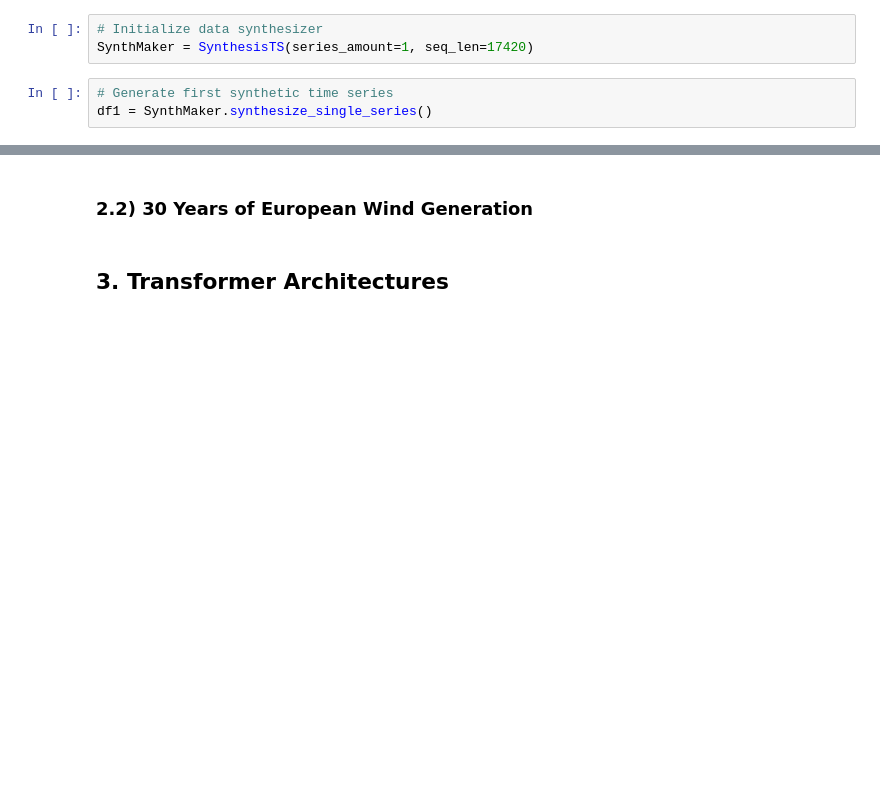
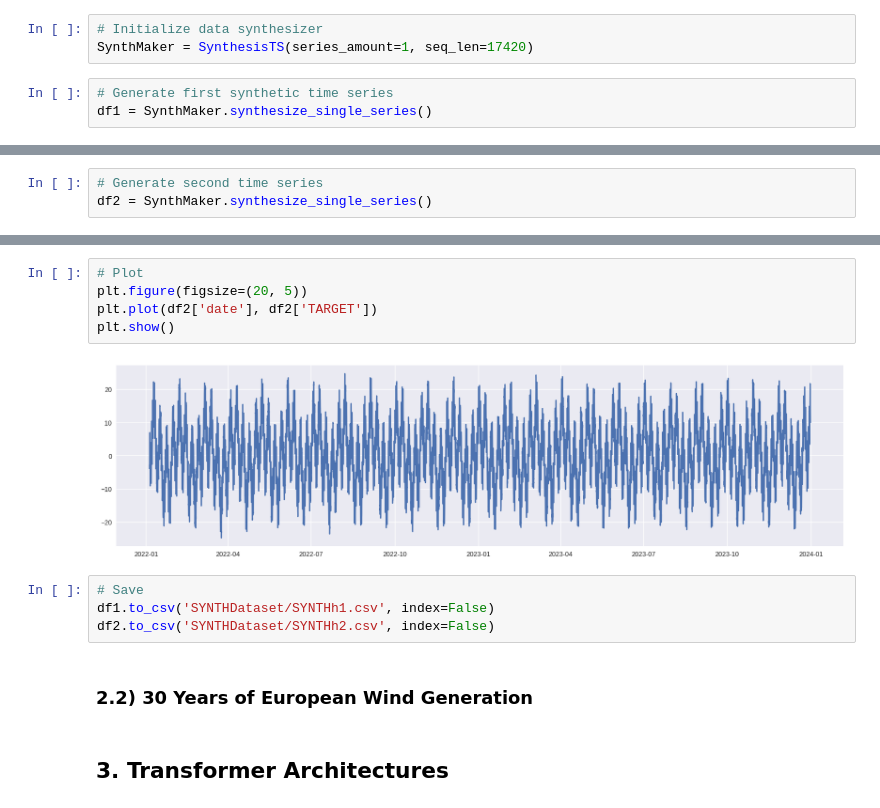
Before and after one commit to anasashb/TransformersEnergyTS, a Jupyter notebook: prototype.ipynb, the cells around one changed output, grey strips where cells are left out. Drawn from its saved outputs; the diff is of its cells as text; blank space fills up the shorter version.

```diff
--- a/prototype.ipynb
+++ b/prototype.ipynb
@@ -36,0 +85,3 @@ df1 = SynthMaker.synthesize_single_series()
+# %%
+# Generate second time series
+df2 = SynthMaker.synthesize_single_series()
@@ -37,3 +110,14 @@ df1 = SynthMaker.synthesize_single_series()
+# %%
+# Plot
+plt.figure(figsize=(20, 5))
+plt.plot(df2['date'], df2['TARGET'])
+plt.show()
+# %% [output]
+[figure, added]
+# %%
+# Save
+df1.to_csv('SYNTHDataset/SYNTHh1.csv', index=False)
+df2.to_csv('SYNTHDataset/SYNTHh2.csv', index=False)
 # %% [markdown]
 ### **2.2) 30 Years of European Wind Generation**
 # %% [markdown]
```
Also changed, not shown: parts of 9 cells of this notebook.
